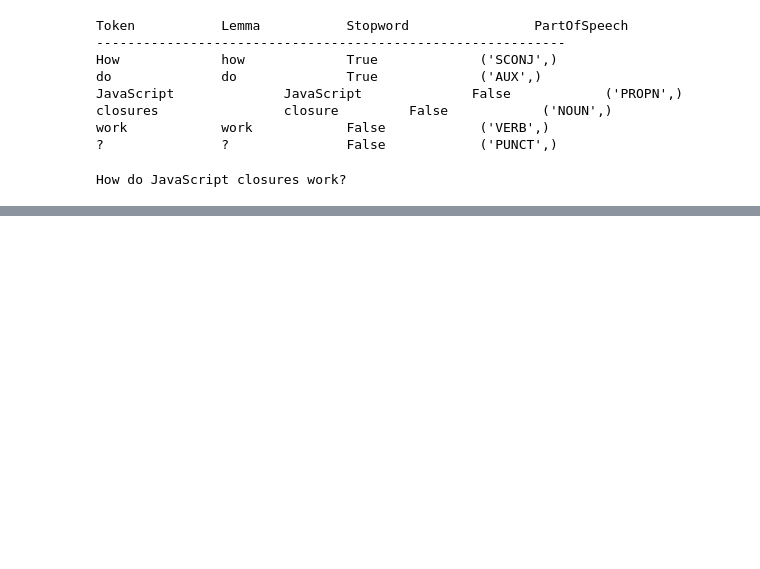
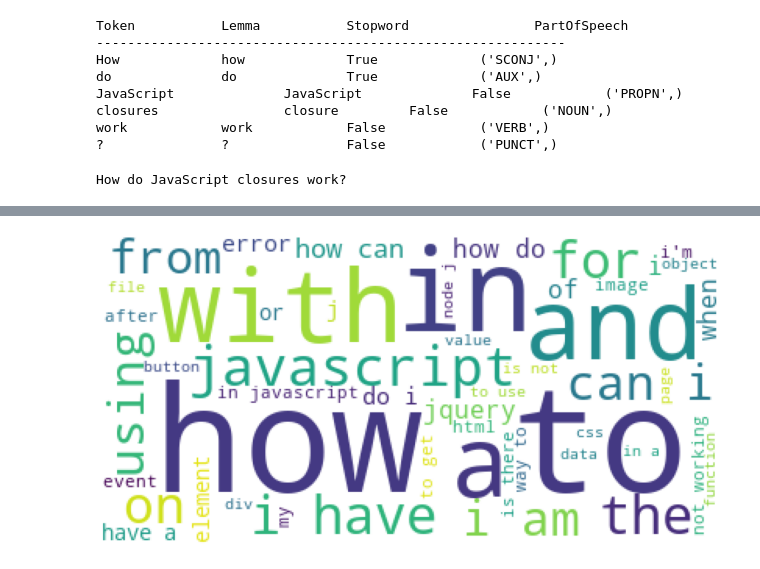
Before and after one commit to DomWch/OpenClassRooms-NLP-P5, a Jupyter notebook: p5-nlp-explo-cleaning.ipynb, the cells around one changed output, grey strips where cells are left out. Saved outputs shown, nothing was run; the diff lists cells and outputs as text; code cells hidden in the pictures; blank space fills up the shorter version.

```diff
--- a/p5-nlp-explo-cleaning.ipynb
+++ b/p5-nlp-explo-cleaning.ipynb
@@ -659,0 +406,4 @@ import time
+# %%
+words_cloud(df_clean.loc[tag_is_in(df_clean, "javascript"), "Token_BERT"])
+# %% [output]
+[figure, added]
```
Also changed, not shown: parts of 56 cells of this notebook.
